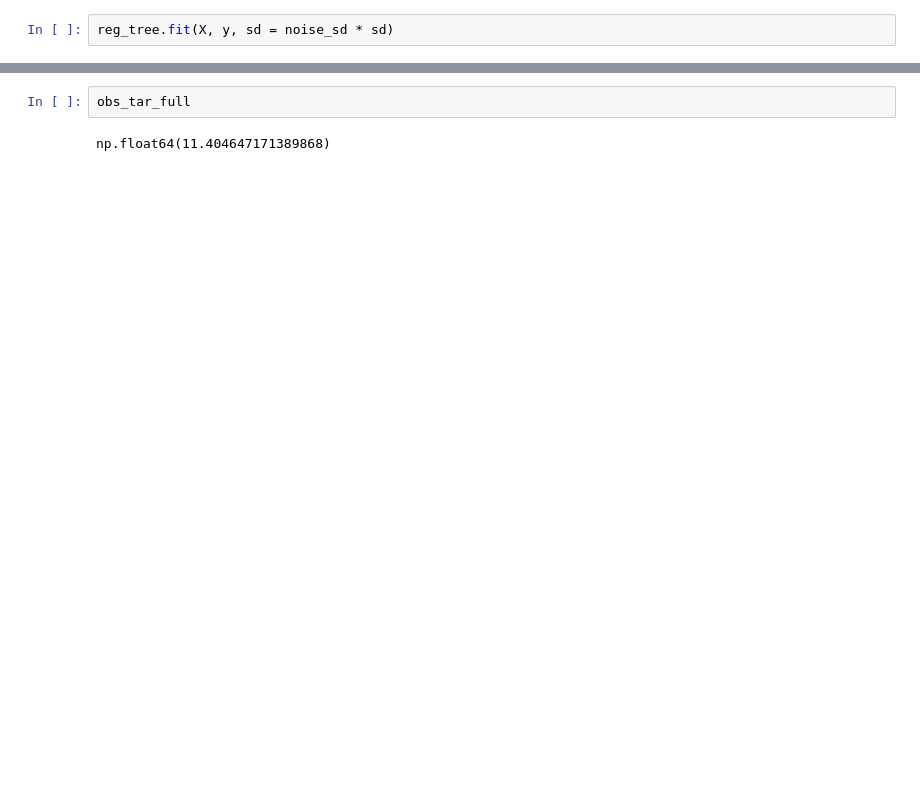
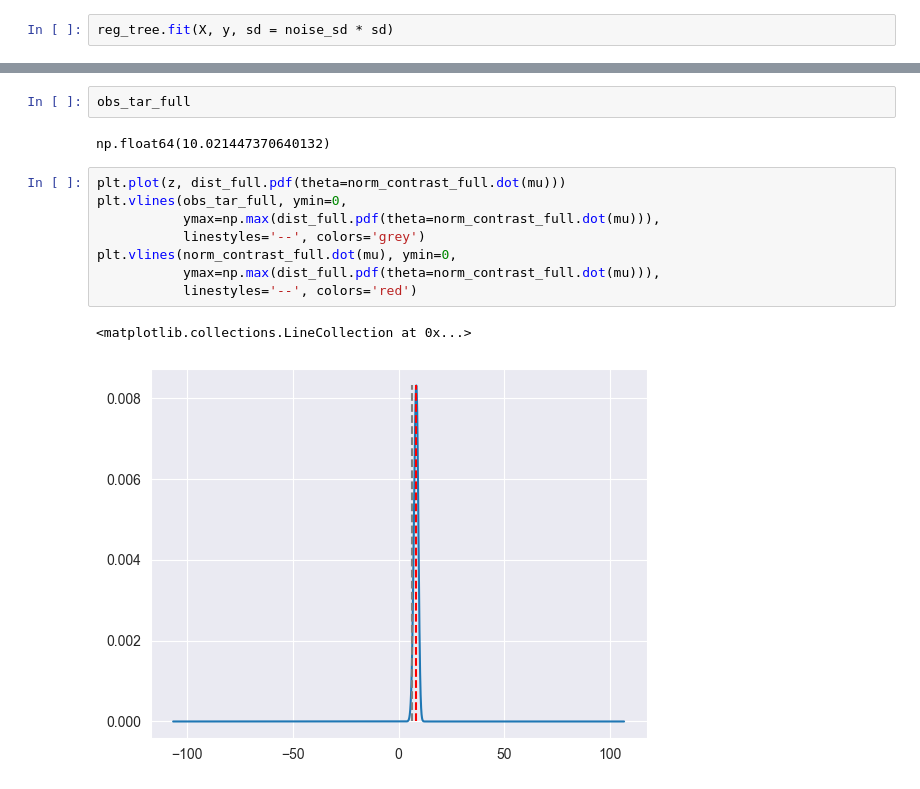
Before and after one commit to yiling-h/SI-CART, a Jupyter notebook: test_query_grid.ipynb, the cells around one changed output, grey strips where cells are left out. Cells and saved outputs as stored; diff of their text form; blank space fills up the shorter version.

```diff
--- a/test_query_grid.ipynb
+++ b/test_query_grid.ipynb
@@ -1653,4 +1704,15 @@ plt.plot(z, normalize(np.exp(sel_probs_full)), color="yellow")
+# %%
+obs_tar_full
+# %% [output]
+np.float64(10.021447370640132)
 # %%
-obs_tar_full
+plt.plot(z, dist_full.pdf(theta=norm_contrast_full.dot(mu)))
+plt.vlines(obs_tar_full, ymin=0,
+           ymax=np.max(dist_full.pdf(theta=norm_contrast_full.dot(mu))),
+           linestyles='--', colors='grey')
+plt.vlines(norm_contrast_full.dot(mu), ymin=0,
+           ymax=np.max(dist_full.pdf(theta=norm_contrast_full.dot(mu))),
+           linestyles='--', colors='red')
 # %% [output]
-np.float64(11.404647171389868)
+<matplotlib.collections.LineCollection at 0x...>
+[figure, added]
```
Also changed, not shown: parts of 22 cells of this notebook, 14 other files.
